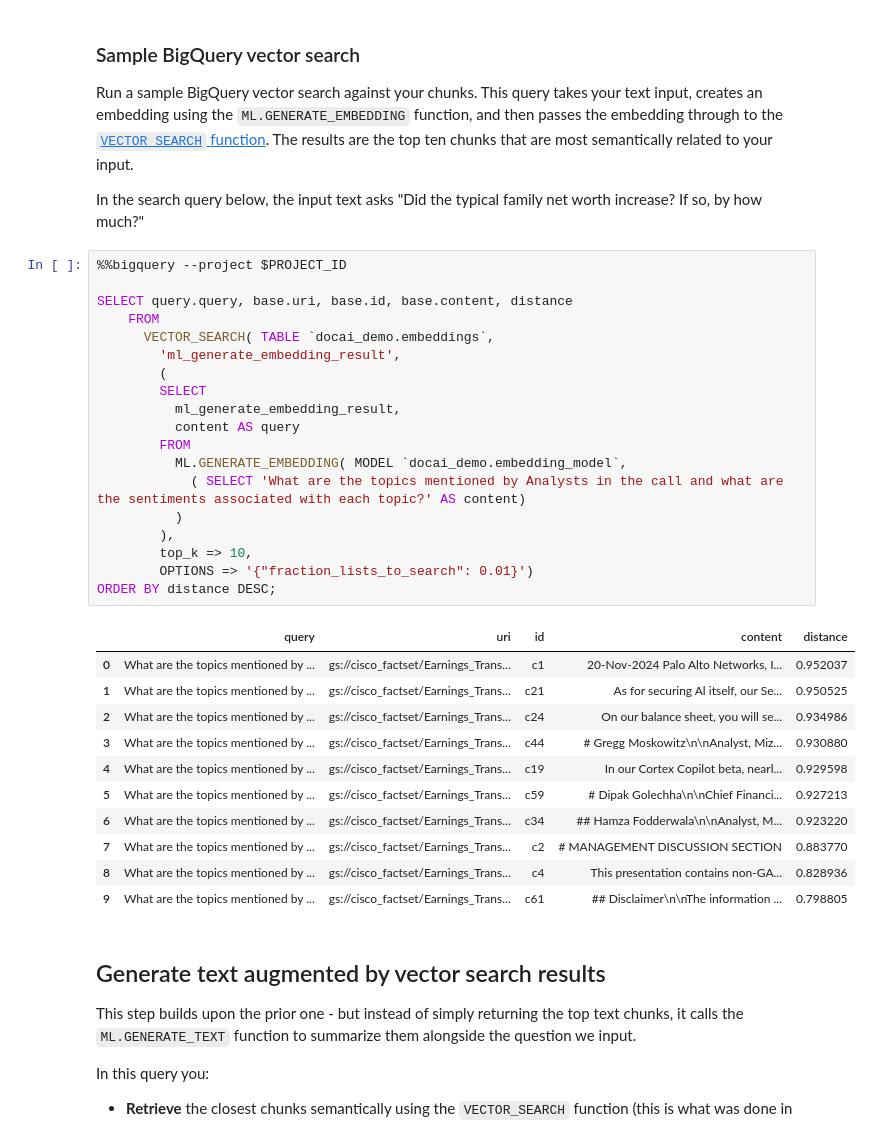
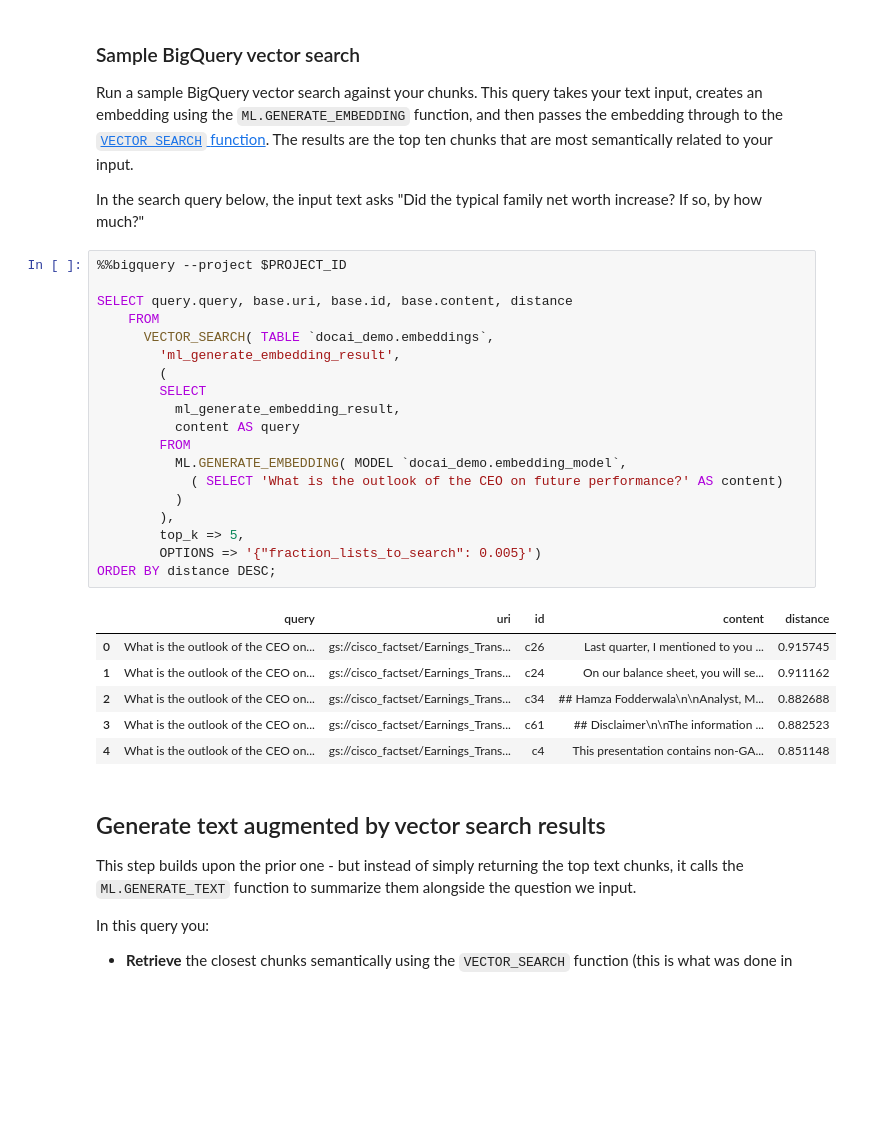
Before and after one commit to bhsivara-cisco/streamlit-example, a Jupyter notebook: gemini/use-cases/retrieval-augmented-generation/rag_with_bigquery.ipynb, the cells around one changed output. Cells and saved outputs as stored; diff of their text form; blank space fills up the shorter version.

```diff
--- a/gemini/use-cases/retrieval-augmented-generation/rag_with_bigquery.ipynb
+++ b/gemini/use-cases/retrieval-augmented-generation/rag_with_bigquery.ipynb
@@ -439,34 +439,29 @@ In the search query below, the input text asks "Did the typical family net worth
 # %%
 %%bigquery --project $PROJECT_ID
 
 SELECT query.query, base.uri, base.id, base.content, distance
     FROM
       VECTOR_SEARCH( TABLE `docai_demo.embeddings`,
         'ml_generate_embedding_result',
         (
         SELECT
           ml_generate_embedding_result,
           content AS query
         FROM
           ML.GENERATE_EMBEDDING( MODEL `docai_demo.embedding_model`,
-            ( SELECT 'What are the topics mentioned by Analysts in the call and what are the sentiments associated with each topic?' AS content)
+            ( SELECT 'What is the outlook of the CEO on future performance?' AS content)
           )
         ),
-        top_k => 10,
-        OPTIONS => '{"fraction_lists_to_search": 0.01}')
+        top_k => 5,
+        OPTIONS => '{"fraction_lists_to_search": 0.005}')
 ORDER BY distance DESC;
 # %% [output]
 |  | query | uri | id | content | distance |
-| 0 | What are the topics mentioned by ... | gs://cisco_factset/Earnings_Trans... | c1 | 20-Nov-2024 Palo Alto Networks, I... | 0.952037 |
-| 1 | What are the topics mentioned by ... | gs://cisco_factset/Earnings_Trans... | c21 | As for securing Al itself, our Se... | 0.950525 |
-| 2 | What are the topics mentioned by ... | gs://cisco_factset/Earnings_Trans... | c24 | On our balance sheet, you will se... | 0.934986 |
-| 3 | What are the topics mentioned by ... | gs://cisco_factset/Earnings_Trans... | c44 | # Gregg Moskowitz\n\nAnalyst, Miz... | 0.930880 |
-| 4 | What are the topics mentioned by ... | gs://cisco_factset/Earnings_Trans... | c19 | In our Cortex Copilot beta, nearl... | 0.929598 |
-| 5 | What are the topics mentioned by ... | gs://cisco_factset/Earnings_Trans... | c59 | # Dipak Golechha\n\nChief Financi... | 0.927213 |
-| 6 | What are the topics mentioned by ... | gs://cisco_factset/Earnings_Trans... | c34 | ## Hamza Fodderwala\n\nAnalyst, M... | 0.923220 |
-| 7 | What are the topics mentioned by ... | gs://cisco_factset/Earnings_Trans... | c2 | # MANAGEMENT DISCUSSION SECTION | 0.883770 |
-| 8 | What are the topics mentioned by ... | gs://cisco_factset/Earnings_Trans... | c4 | This presentation contains non-GA... | 0.828936 |
-| 9 | What are the topics mentioned by ... | gs://cisco_factset/Earnings_Trans... | c61 | ## Disclaimer\n\nThe information ... | 0.798805 |
+| 0 | What is the outlook of the CEO on... | gs://cisco_factset/Earnings_Trans... | c26 | Last quarter, I mentioned to you ... | 0.915745 |
+| 1 | What is the outlook of the CEO on... | gs://cisco_factset/Earnings_Trans... | c24 | On our balance sheet, you will se... | 0.911162 |
+| 2 | What is the outlook of the CEO on... | gs://cisco_factset/Earnings_Trans... | c34 | ## Hamza Fodderwala\n\nAnalyst, M... | 0.882688 |
+| 3 | What is the outlook of the CEO on... | gs://cisco_factset/Earnings_Trans... | c61 | ## Disclaimer\n\nThe information ... | 0.882523 |
+| 4 | What is the outlook of the CEO on... | gs://cisco_factset/Earnings_Trans... | c4 | This presentation contains non-GA... | 0.851148 |
 # %% [markdown]
 ## Generate text augmented by vector search results
 
```
Also changed, not shown: parts of 4 cells of this notebook.
